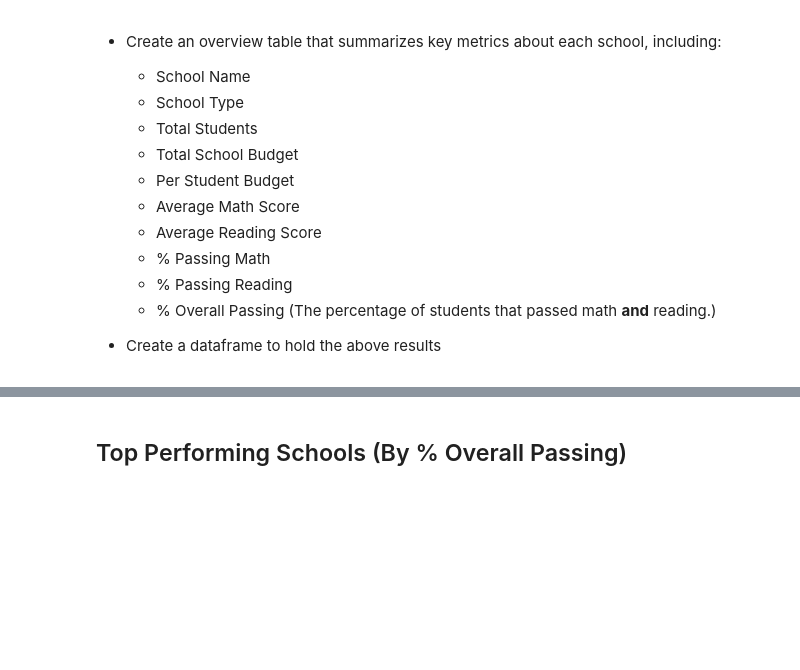
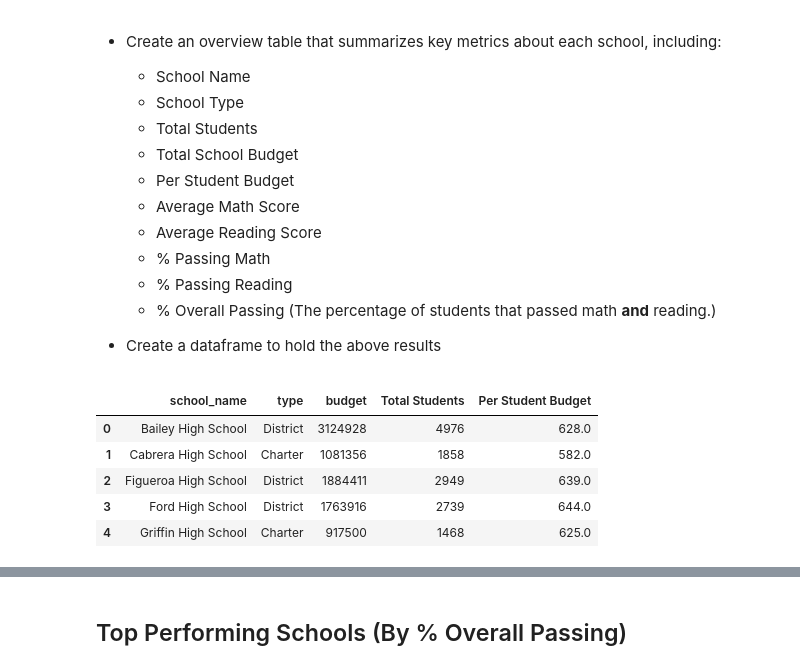
Before and after one commit to knorman123/pandas-challenge, a Jupyter notebook: PyCitySchools_starter.ipynb, the cells around one changed output, grey strips where cells are left out. Saved outputs shown, nothing was run; the diff lists cells and outputs as text; code cells hidden in the pictures; blank space fills up the shorter version.

Commit message:
start of school summary

```diff
--- a/PyCitySchools_starter.ipynb
+++ b/PyCitySchools_starter.ipynb
@@ -128,6 +128,20 @@ disrtict_info_df
   * % Overall Passing (The percentage of students that passed math **and** reading.)
 
 * Create a dataframe to hold the above results
+# %%
+# Group by names of schools, type, and budget
+    # Create DataFrame with results.  Add column for per student budget.
+school_names_group = school_data_complete.groupby(['school_name', 'type', 'budget'])
+school_names_df = pd.DataFrame(school_names_group.size().reset_index(name='Total Students'))
+school_names_df['Per Student Budget'] = school_names_df['budget']/school_names_df['Total Students']
+school_names_df.head()
+# %% [output]
+|  | school_name | type | budget | Total Students | Per Student Budget |
+| 0 | Bailey High School | District | 3124928 | 4976 | 628.0 |
+| 1 | Cabrera High School | Charter | 1081356 | 1858 | 582.0 |
+| 2 | Figueroa High School | District | 1884411 | 2949 | 639.0 |
+| 3 | Ford High School | District | 1763916 | 2739 | 644.0 |
+| 4 | Griffin High School | Charter | 917500 | 1468 | 625.0 |
 # %%
 # %% [output]
 |  | School Type | Total Students | Total School Budget | Per Student Budget | Average Math Score | ... |
```
Also changed, not shown: parts of 2 cells of this notebook.
